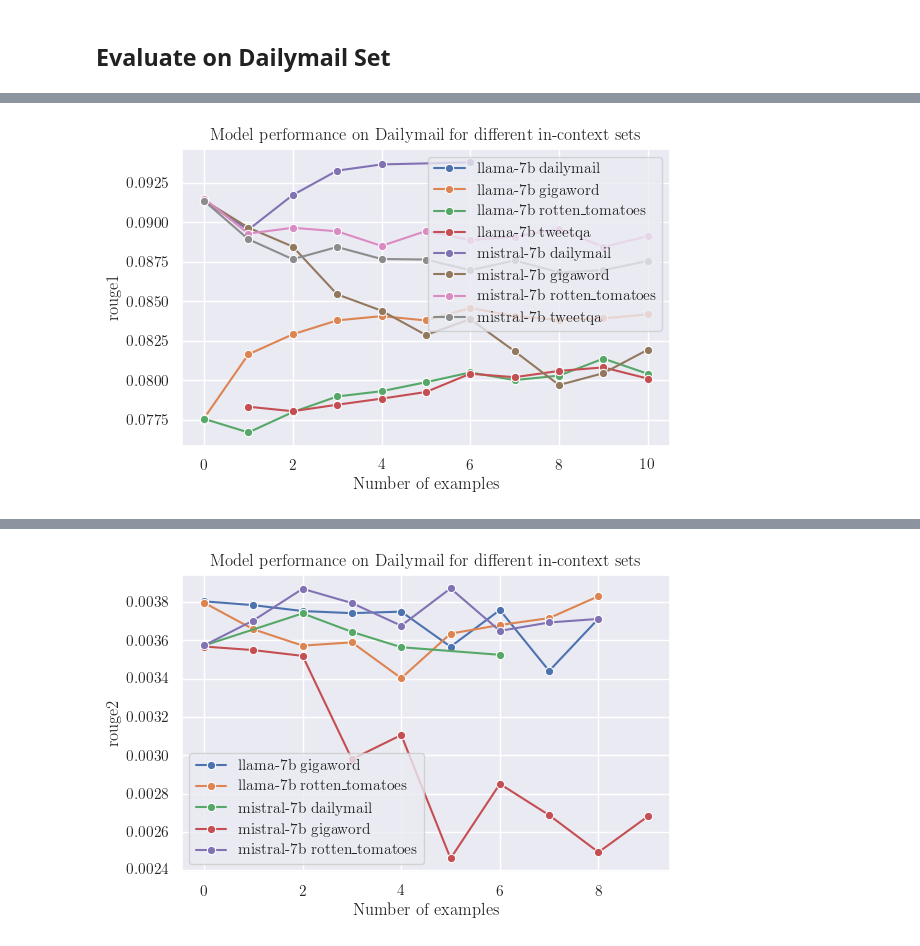
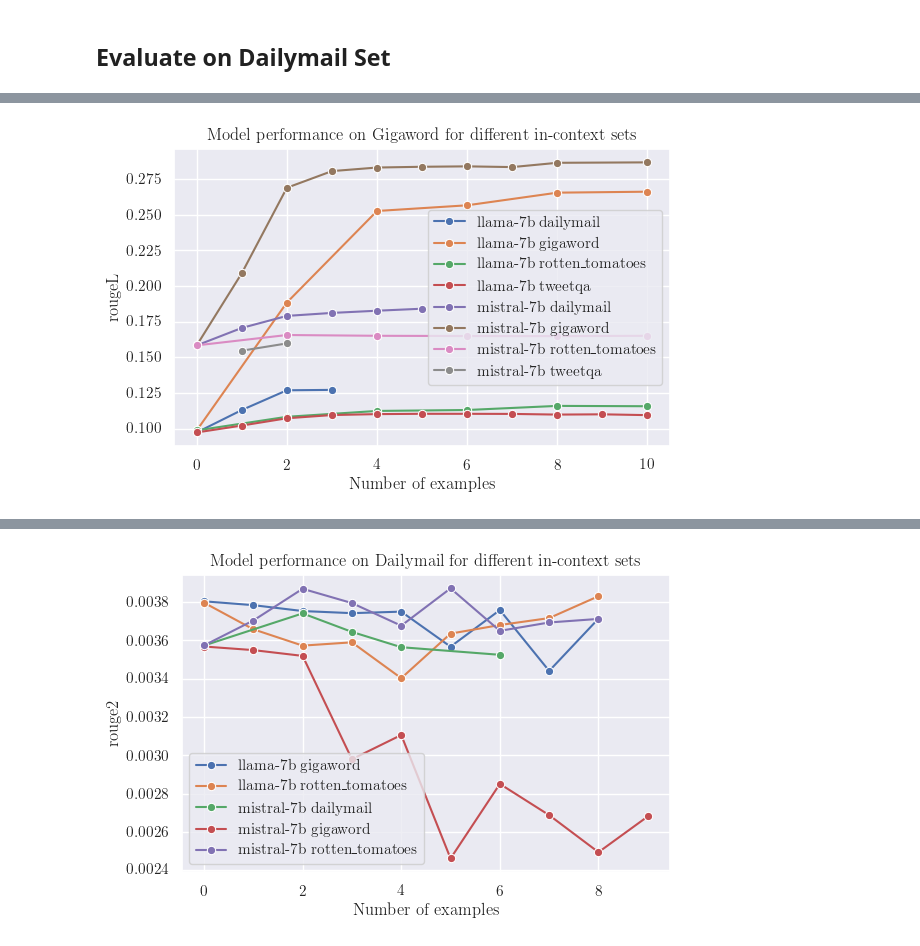
Before and after one commit to ivaxi0s/llm-task-switch, a Jupyter notebook: results/plot_rouge.ipynb, the cells around one changed output, grey strips where cells are left out. Saved outputs shown, nothing was run; the diff lists cells and outputs as text; code cells hidden in the pictures.

```diff
--- a/results/plot_rouge.ipynb
+++ b/results/plot_rouge.ipynb
@@ -228,0 +238,29 @@ dm_results_df.head()
+# %%
+# groupby model and incontext_see to plot rouge 1, avg_pred_length vs num_examples
+
+# Plot a metric
+fig, axs = plt.subplots(figsize=(4, 12), nrows=3, sharex=True)
+
+metrics = ["rouge1", "rouge2", "rougeL"]
+
+for metric, ax in zip(metrics, axs):
+    for (model, inctxt), df in dm_results_df.groupby(["model", "incontext_set"]):
+        df = df.sort_values("num_examples")
+
+        sns.lineplot(
+            data=df,
+            x="num_examples",
+            y=metric,
+            ax=ax,
+            label=f"{model} {inctxt}",
+            linestyle="-",
+            marker="o",
+        )
+
+ax.set_xlabel("Number of examples")
+ax.set_ylabel(metric)
+ax.set_title("Model performance on Dailymail for different in-context sets")
+# ax.legend(loc="lower right")
+plt.tight_layout()
+plt.savefig("dailymail-model-inctxt.png")
+plt.show()
@@ -228,0 +271,4 @@ dm_results_df.head()
+# %%
+gw = GigawordDataLoader()
+gw_reference_data = gw.load_test_reference()
+gw_results = get_results_for_evalset("gigaword", gw_reference_data, use_cached=True)
@@ -229,30 +305,29 @@ dm_results_df.head()
 # %%
 # groupby model and incontext_see to plot rouge 1, avg_pred_length vs num_examples
 
-# Plot a metric
+# Plot rouge 1
 fig, ax = plt.subplots(figsize=(6, 4))
+metric = "rougeL"
 
-metric = "rouge1"
-
-for (model, inctxt), df in dm_results_df.groupby(["model", "incontext_set"]):
+for (model, inctxt), df in gw_results_df.groupby(["model", "incontext_set"]):
     df = df.sort_values("num_examples")
 
     sns.lineplot(
         data=df,
         x="num_examples",
         y=metric,
         ax=ax,
         label=f"{model} {inctxt}",
         linestyle="-",
         marker="o",
     )
 
 ax.set_xlabel("Number of examples")
 ax.set_ylabel(metric)
-ax.set_title("Model performance on Dailymail for different in-context sets")
+ax.set_title("Model performance on Gigaword for different in-context sets")
 # ax.legend(loc="lower right")
 plt.tight_layout()
-plt.savefig("dailymail-model-inctxt.png")
+plt.savefig("gigaword-model-inctxt.png")
 plt.show()
 # %% [output]
-[figure, old version]
+[figure, new version]
```
Also changed, not shown: parts of 36 cells of this notebook.
